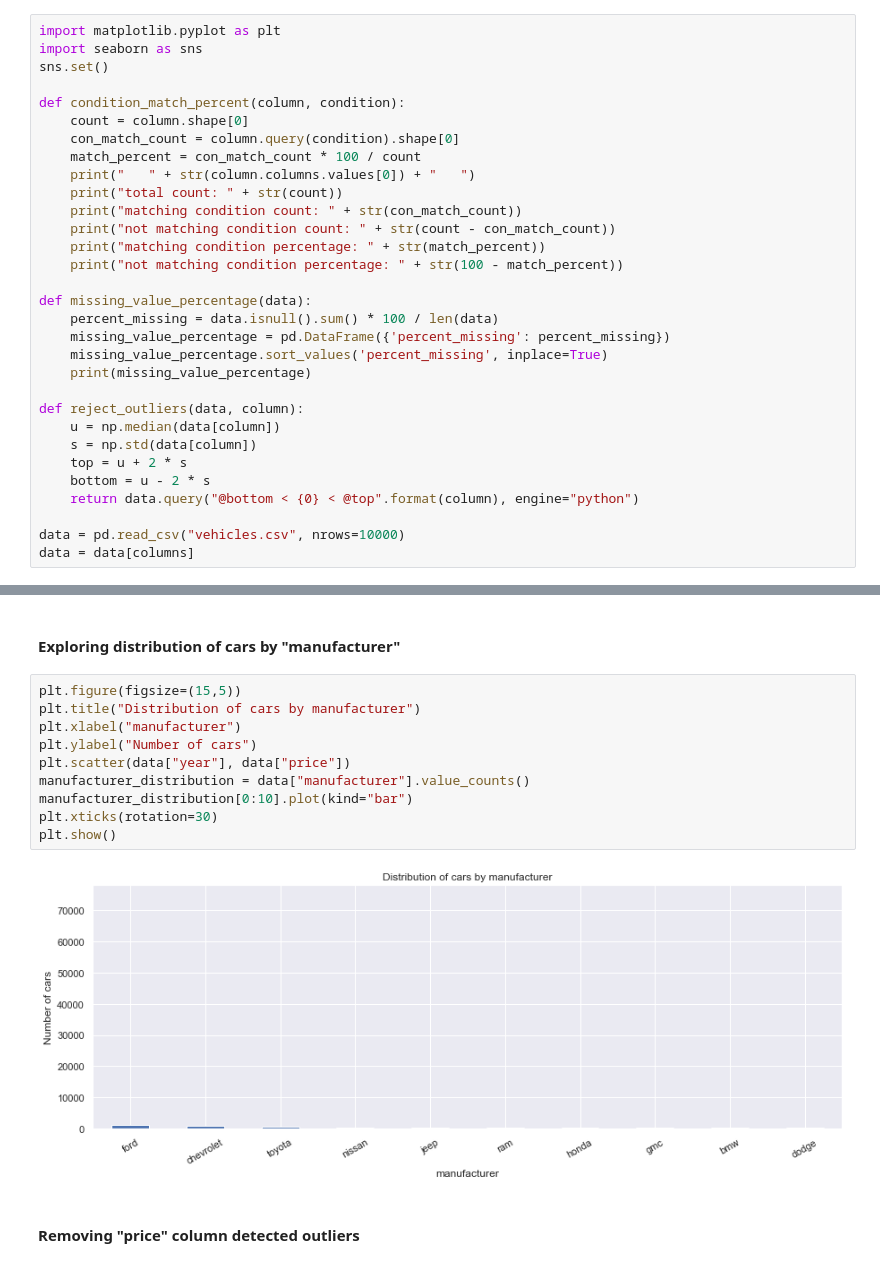
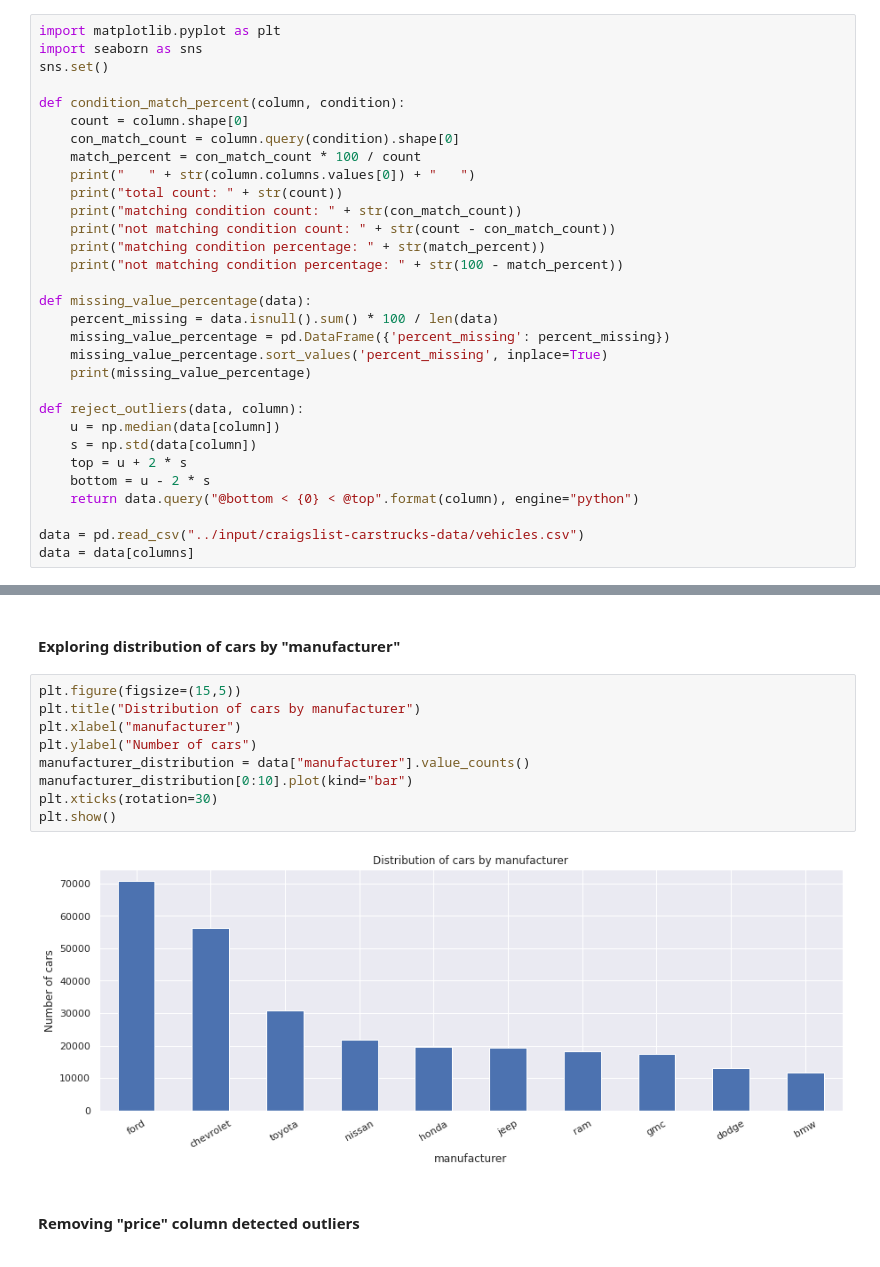
Before and after one commit to sherzod-ortiq/used_car_prices_notebook, a Jupyter notebook: used_car_prices.ipynb, the cells around one changed output, grey strips where cells are left out. Cells and saved outputs as stored; diff of their text form.

```diff
--- a/used_car_prices.ipynb
+++ b/used_car_prices.ipynb
@@ -70,7 +70,7 @@ def reject_outliers(data, column):
     bottom = u - 2 * s
     return data.query("@bottom < {0} < @top".format(column), engine="python")
 
-data = pd.read_csv("vehicles.csv", nrows=10000)
+data = pd.read_csv("../input/craigslist-carstrucks-data/vehicles.csv")
 data = data[columns]
 # %% [markdown]
 #### Removing "price" column obvious outliers and rows with missing "price" values
@@ -564,15 +564,14 @@ plt.show()
 # %%
 plt.figure(figsize=(15,5))
 plt.title("Distribution of cars by manufacturer")
 plt.xlabel("manufacturer")
 plt.ylabel("Number of cars")
-plt.scatter(data["year"], data["price"])
 manufacturer_distribution = data["manufacturer"].value_counts()
 manufacturer_distribution[0:10].plot(kind="bar")
 plt.xticks(rotation=30)
 plt.show()
 # %% [output]
-[figure, old version]
+[figure, new version]
 # %% [markdown]
 #### Removing "price" column detected outliers
 # %%
```
Also changed, not shown: parts of 54 cells of this notebook.
